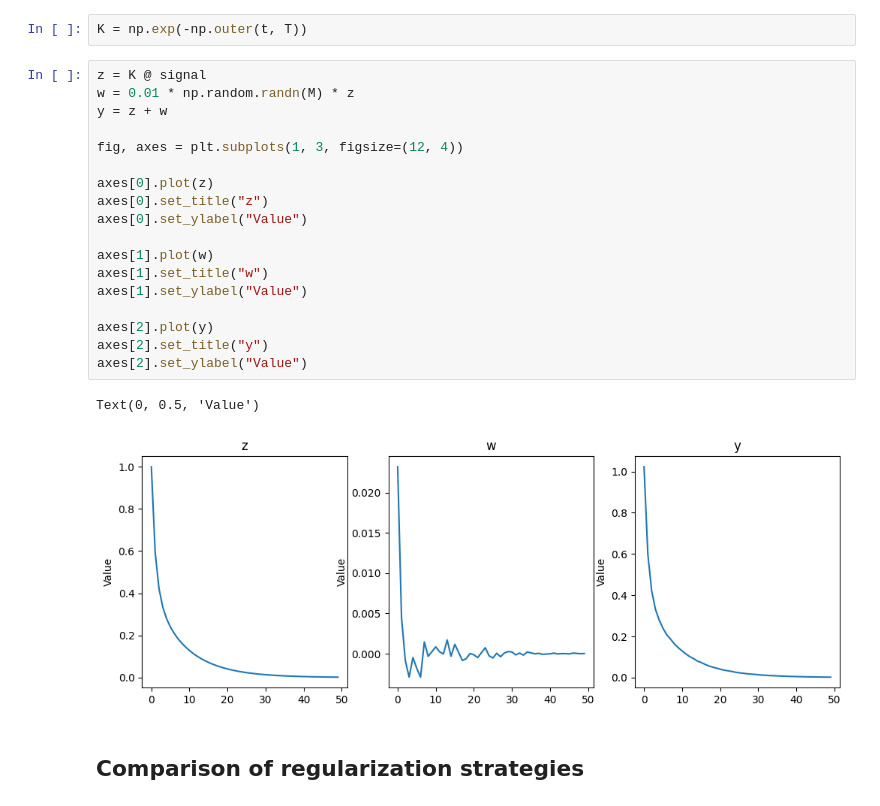
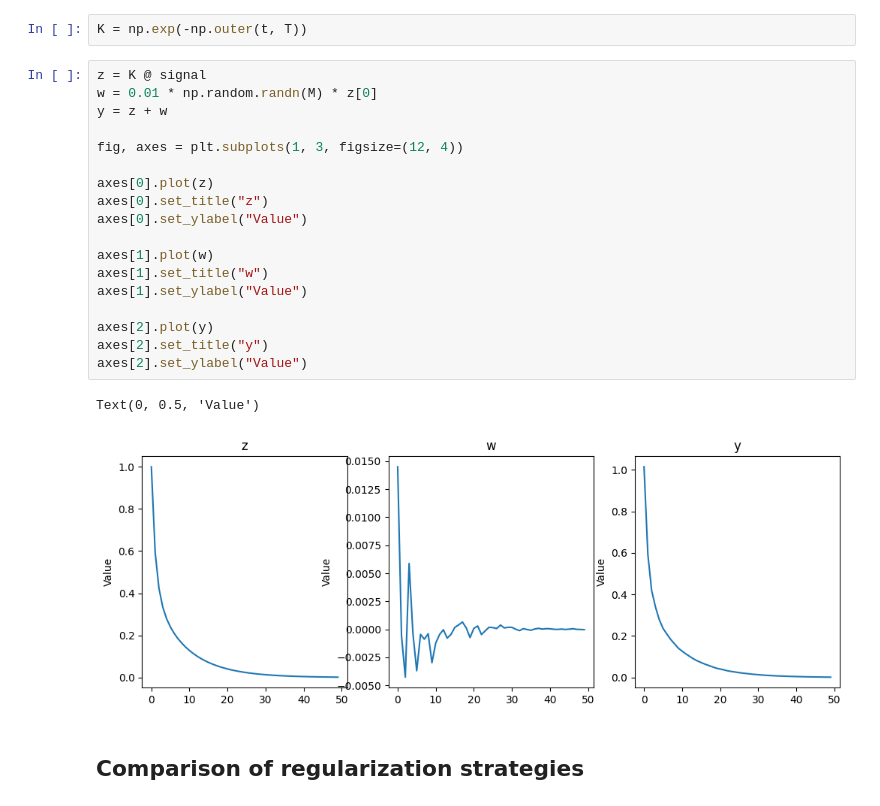
Before and after one commit to matthieuneau/optimization-lab, a Jupyter notebook: tp1.ipynb, the cells around one changed output. Saved outputs shown, nothing was run; the diff lists cells and outputs as text.

```diff
--- a/tp1.ipynb
+++ b/tp1.ipynb
@@ -58,25 +58,25 @@ t = lin_sampling(M, tmin, tmax)
 K = np.exp(-np.outer(t, T))
 # %%
 z = K @ signal
-w = 0.01 * np.random.randn(M) * z
+w = 0.01 * np.random.randn(M) * z[0]
 y = z + w
 
 fig, axes = plt.subplots(1, 3, figsize=(12, 4))
 
 axes[0].plot(z)
 axes[0].set_title("z")
 axes[0].set_ylabel("Value")
 
 axes[1].plot(w)
 axes[1].set_title("w")
 axes[1].set_ylabel("Value")
 
 axes[2].plot(y)
 axes[2].set_title("y")
 axes[2].set_ylabel("Value")
 # %% [output]
 Text(0, 0.5, 'Value')
-[figure, old version]
+[figure, new version]
 # %% [markdown]
 ## Comparison of regularization strategies
 # %%
```
Also changed, not shown: parts of 13 cells of this notebook, 3 other files.
